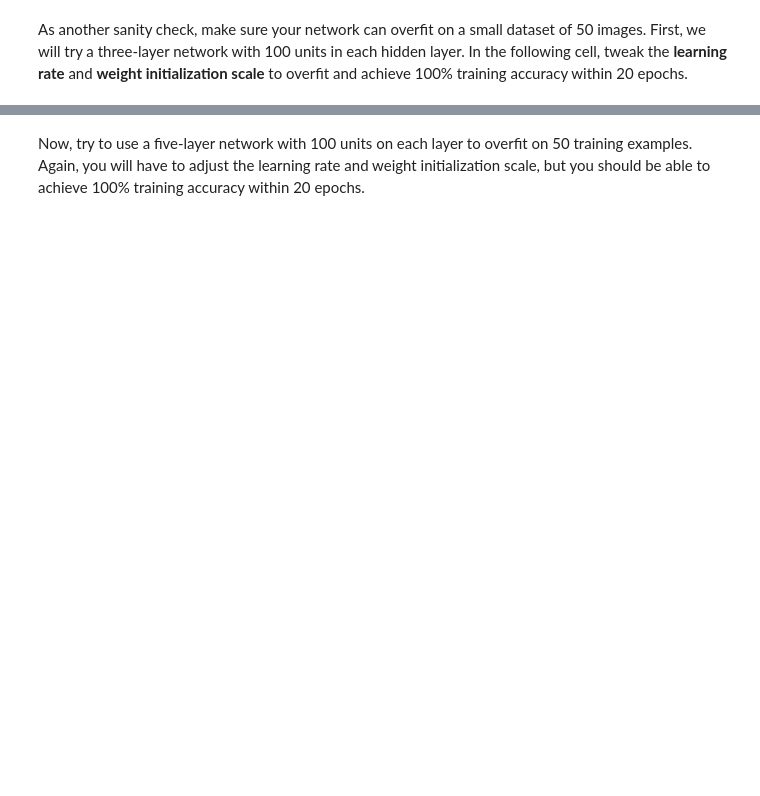
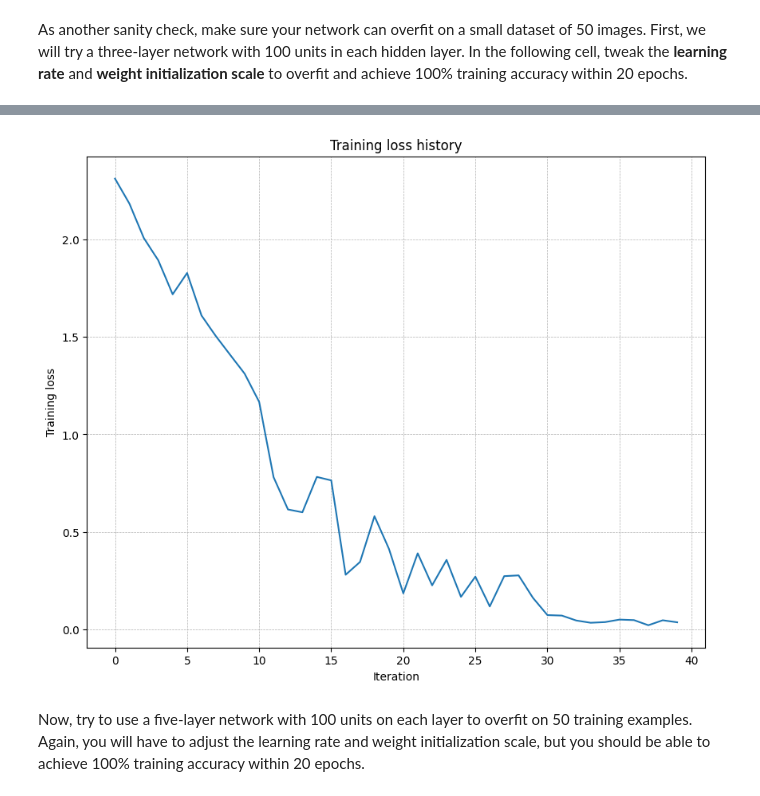
Before and after one commit to ahmedtraore88/cs231n, a Jupyter notebook: assignment1/FullyConnectedNets.ipynb, the cells around one changed output, grey strips where cells are left out. Cells and saved outputs as stored; diff of their text form; code cells hidden in the pictures; blank space fills up the shorter version.

```diff
--- a/assignment1/FullyConnectedNets.ipynb
+++ b/assignment1/FullyConnectedNets.ipynb
@@ -114,7 +128,7 @@ ValueError: shapes (2,20) and (30,10) not aligned: 20 (dim 1) != 30 (dim 0)
 # %% [markdown]
 As another sanity check, make sure your network can overfit on a small dataset of 50 images. First, we will try a three-layer network with 100 units in each hidden layer. In the following cell, tweak the **learning rate** and **weight initialization scale** to overfit and achieve 100% training accuracy within 20 epochs.
 # %%
-# TODO: Use a three-layer Net to overfit 50 training examples by
+# DONE: Use a three-layer Net to overfit 50 training examples by
 # tweaking just the learning rate and initialization scale.
 
 num_train = 50
@@ -126,7 +140,7 @@ small_data = {
 }
 
 weight_scale = 1e-2   # Experiment with this!
-learning_rate = 1e-4  # Experiment with this!
+learning_rate = 1e-2  # Experiment with this!
 
 
 model = FullyConnectedNet(
@@ -156,3 +186,4 @@ KeyError: 'W1'
+[figure, added]
 # %% [markdown]
 Now, try to use a five-layer network with 100 units on each layer to overfit on 50 training examples. Again, you will have to adjust the learning rate and weight initialization scale, but you should be able to achieve 100% training accuracy within 20 epochs.
 # %%
```
Also changed, not shown: parts of 3 cells of this notebook, 1 other file.
